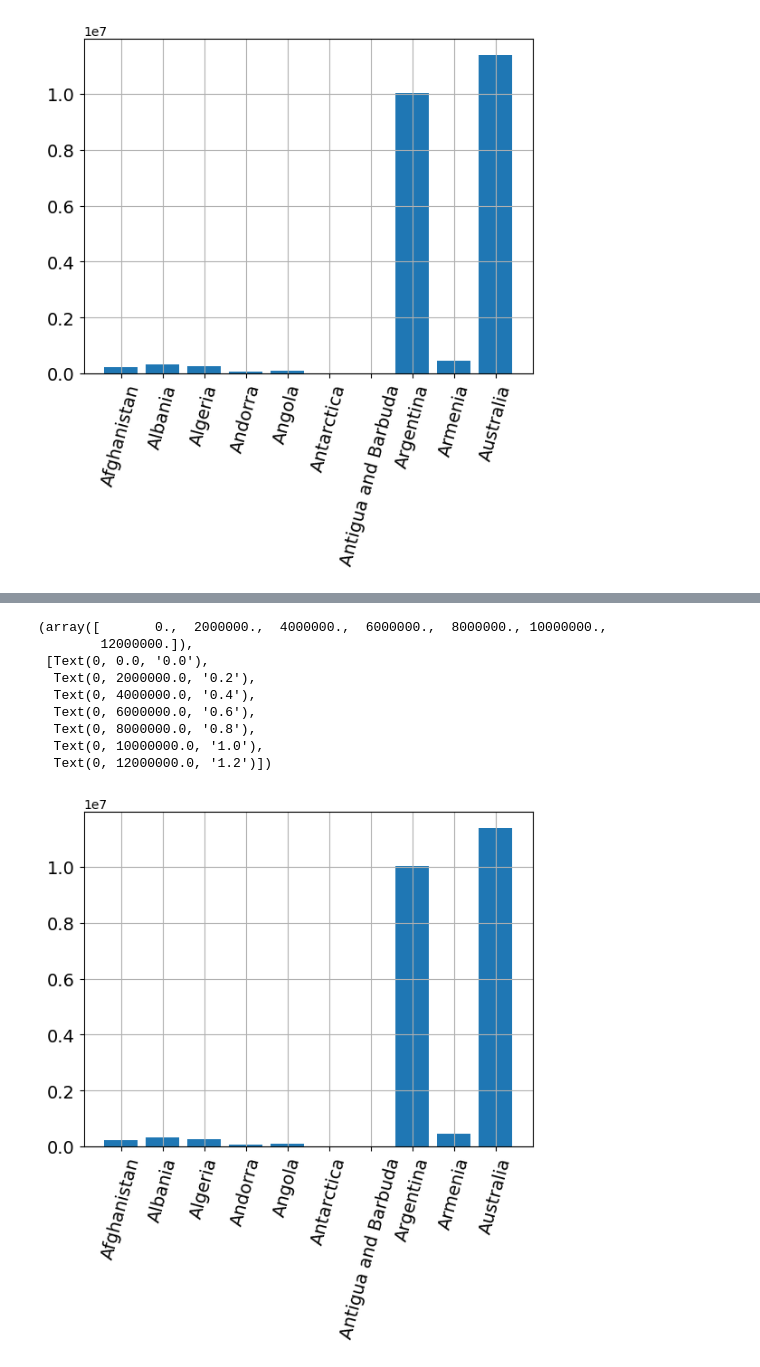
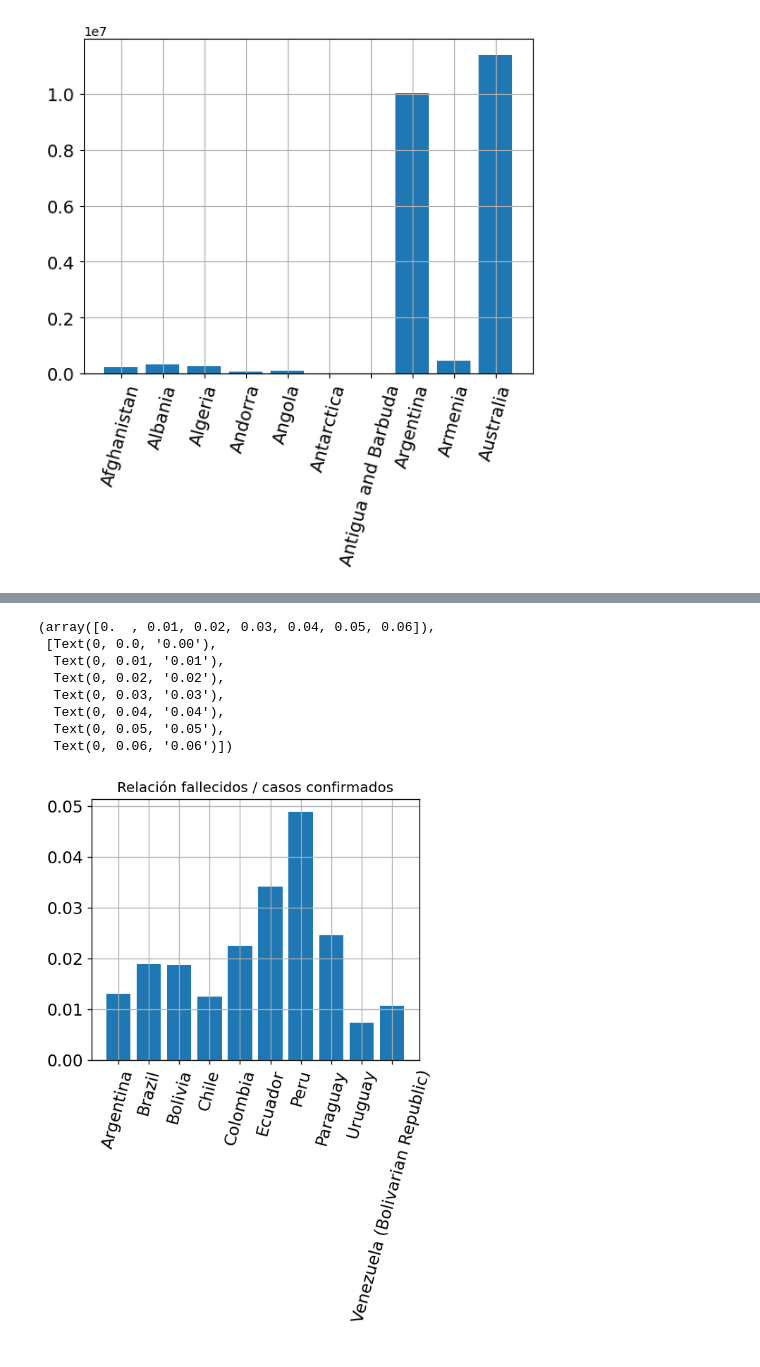
Before and after one commit to Cyankavvv/Covid19, a Jupyter notebook: clase3/clase3.ipynb, the cells around one changed output, grey strips where cells are left out. Cells and saved outputs as stored; diff of their text form; code cells hidden in the pictures.

```diff
--- a/clase3/clase3.ipynb
+++ b/clase3/clase3.ipynb
@@ -102,2 +73,5 @@ json['Global']
 # %%
-paises = ['Argentina', 'Brazil', 'Bolivia', 'Chile', 'Colombia', 'Peru', 'Paraguay']
+paises = ['Argentina', 'Brazil', 'Bolivia', 'Chile', 'Colombia','Ecuador', 'Peru', 'Paraguay', 'Uruguay', 'Venezuela (Bolivarian Republic)']
+# %%
+for pais in paises:
+    print(pais)
@@ -104,4 +89,5 @@ paises = ['Argentina', 'Brazil', 'Bolivia', 'Chile', 'Colombia', 'Peru', 'Paragu
 # %%
-df2 = []
+df2 = pd.DataFrame()
 for pais in paises:
-    df2 = pd.concat(df2, df[ df['Country'] == pais])
+    display(df[ df['Country'] == pais])
+    df2 = pd.concat([df2, df[ df['Country'] == pais]], axis = 0)
@@ -108,2 +137,4 @@ for pais in paises:
+# %%
+df2['Relación fallecidos / casos confirmados'] = df2['TotalDeaths'] / df2['TotalConfirmed']
 # %%
 df2
@@ -110,17 +153,19 @@ df2
 # %%
-plt.bar(df['Country'][0:10], df['TotalConfirmed'][0:10])
+figure(figsize=(5, 4), dpi=120)
+
+plt.bar(df2['Country'], df2['Relación fallecidos / casos confirmados'])
 plt.xticks(rotation = 75, size = 14)
 plt.grid()
-
+#plt.ylabel('Cantidad')
+plt.title('Relación fallecidos / casos confirmados')
 plt.yticks(size = 14)
 # %% [output]
-(array([       0.,  2000000.,  4000000.,  6000000.,  8000000., 10000000.,
-        12000000.]),
- [Text(0, 0.0, '0.0'),
-  Text(0, 2000000.0, '0.2'),
-  Text(0, 4000000.0, '0.4'),
-  Text(0, 6000000.0, '0.6'),
-  Text(0, 8000000.0, '0.8'),
-  Text(0, 10000000.0, '1.0'),
-  Text(0, 12000000.0, '1.2')])
+(array([0.  , 0.01, 0.02, 0.03, 0.04, 0.05, 0.06]),
+ [Text(0, 0.0, '0.00'),
+  Text(0, 0.01, '0.01'),
+  Text(0, 0.02, '0.02'),
+  Text(0, 0.03, '0.03'),
+  Text(0, 0.04, '0.04'),
+  Text(0, 0.05, '0.05'),
+  Text(0, 0.06, '0.06')])
-[figure, old version]
+[figure, new version]
```
Also changed, not shown: parts of 10 cells of this notebook.
